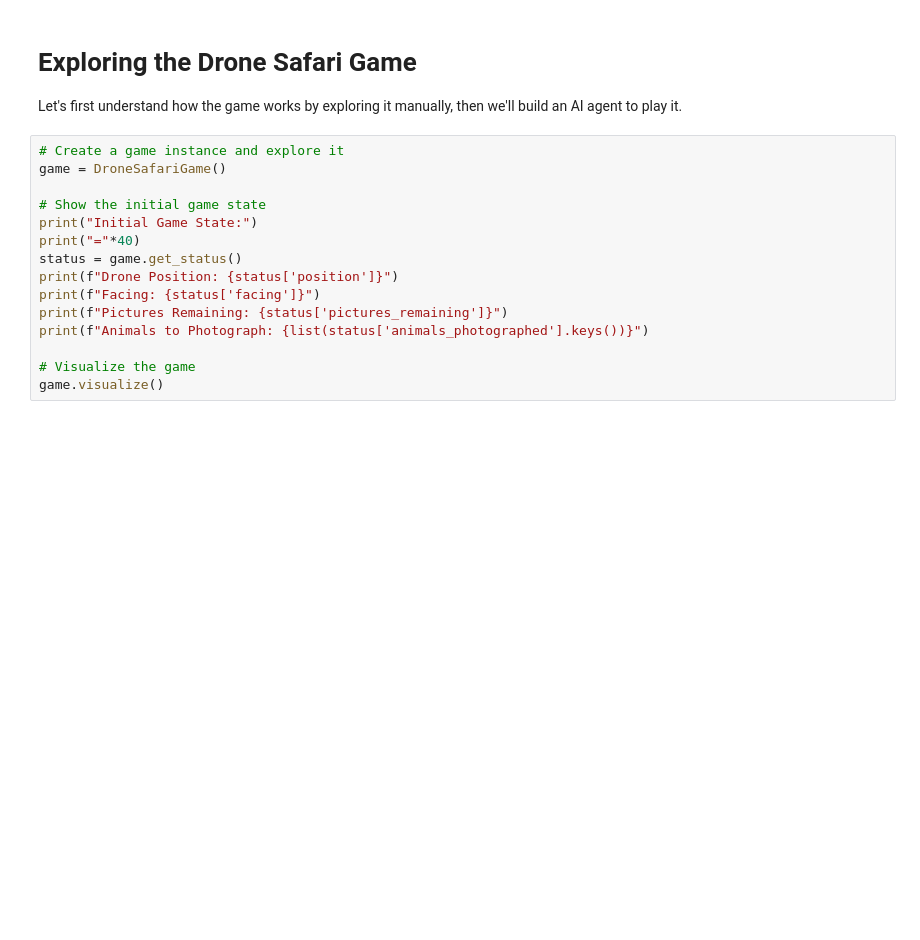
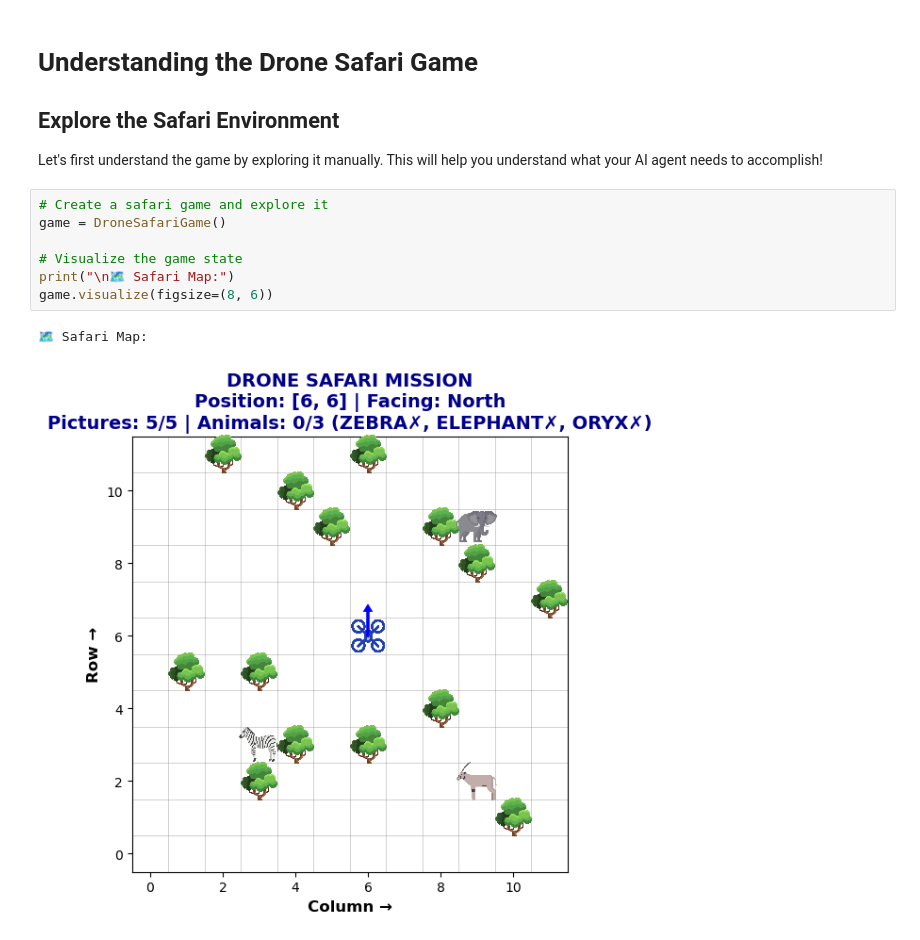
Before and after one commit to alejp1998/wilddrone-llm-workshop, a Jupyter notebook: part2-drone-safari.ipynb, the cells around one changed output. Drawn from its saved outputs; the diff is of its cells as text; blank space fills up the shorter version.

Commit message:
First version of notebooks ready, README updated

```diff
--- a/part2-drone-safari.ipynb
+++ b/part2-drone-safari.ipynb
@@ -85,19 +84,15 @@ except ImportError as e:
 # %% [markdown]
-# Exploring the Drone Safari Game
+# Understanding the Drone Safari Game
 
-Let's first understand how the game works by exploring it manually, then we'll build an AI agent to play it.
+## Explore the Safari Environment
+Let's first understand the game by exploring it manually. This will help you understand what your AI agent needs to accomplish!
 # %%
-# Create a game instance and explore it
+# Create a safari game and explore it
 game = DroneSafariGame()
 
-# Show the initial game state
-print("Initial Game State:")
-print("="*40)
-status = game.get_status()
-print(f"Drone Position: {status['position']}")
-print(f"Facing: {status['facing']}")
-print(f"Pictures Remaining: {status['pictures_remaining']}")
-print(f"Animals to Photograph: {list(status['animals_photographed'].keys())}")
-
-# Visualize the game
-game.visualize()
+# Visualize the game state
+print("\n🗺️ Safari Map:")
+game.visualize(figsize=(8, 6))
+# %% [output]
+🗺️ Safari Map:
+[figure, added]
```
Also changed, not shown: parts of 32 cells of this notebook, 4 other files.
